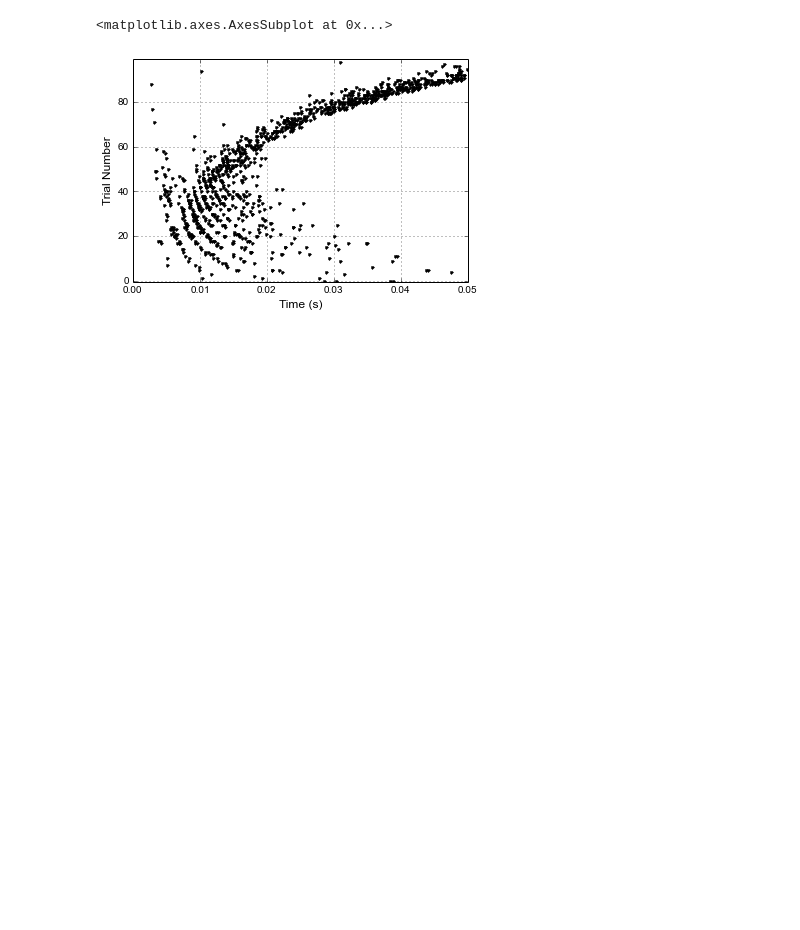
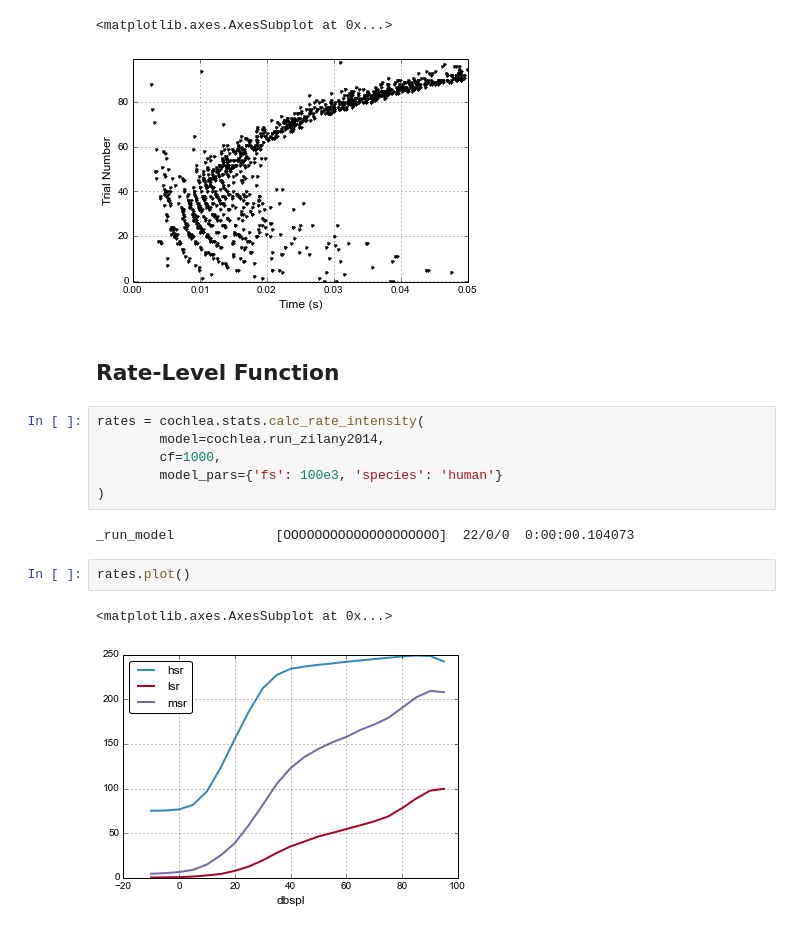
Before and after one commit to mrkrd/cochlea, a Jupyter notebook: examples/cochlea_demo.ipynb, the cells around one changed output. Cells and saved outputs as stored; diff of their text form; blank space fills up the shorter version.

Commit message:
rate-level demo

```diff
--- a/examples/cochlea_demo.ipynb
+++ b/examples/cochlea_demo.ipynb
@@ -70,3 +71,18 @@ th.plot_raster(th.accumulate(anf_trains))
 # %% [output]
 <matplotlib.axes.AxesSubplot at 0x...>
 [figure]
+# %% [markdown]
+## Rate-Level Function
+# %%
+rates = cochlea.stats.calc_rate_intensity(
+        model=cochlea.run_zilany2014,
+        cf=1000,
+        model_pars={'fs': 100e3, 'species': 'human'}
+)
+# %% [output]
+_run_model             [OOOOOOOOOOOOOOOOOOOO]  22/0/0  0:00:00.104073
+# %%
+rates.plot()
+# %% [output]
+<matplotlib.axes.AxesSubplot at 0x...>
+[figure, added]
```
Also changed, not shown: parts of 1 cell of this notebook.
